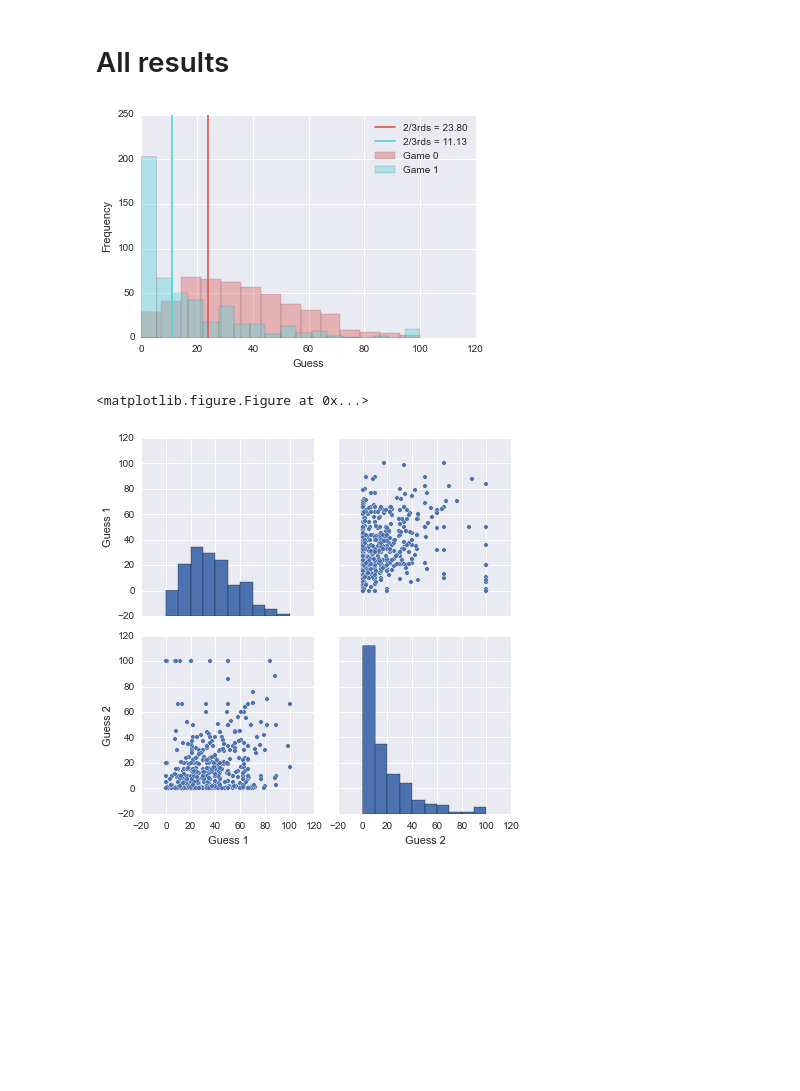
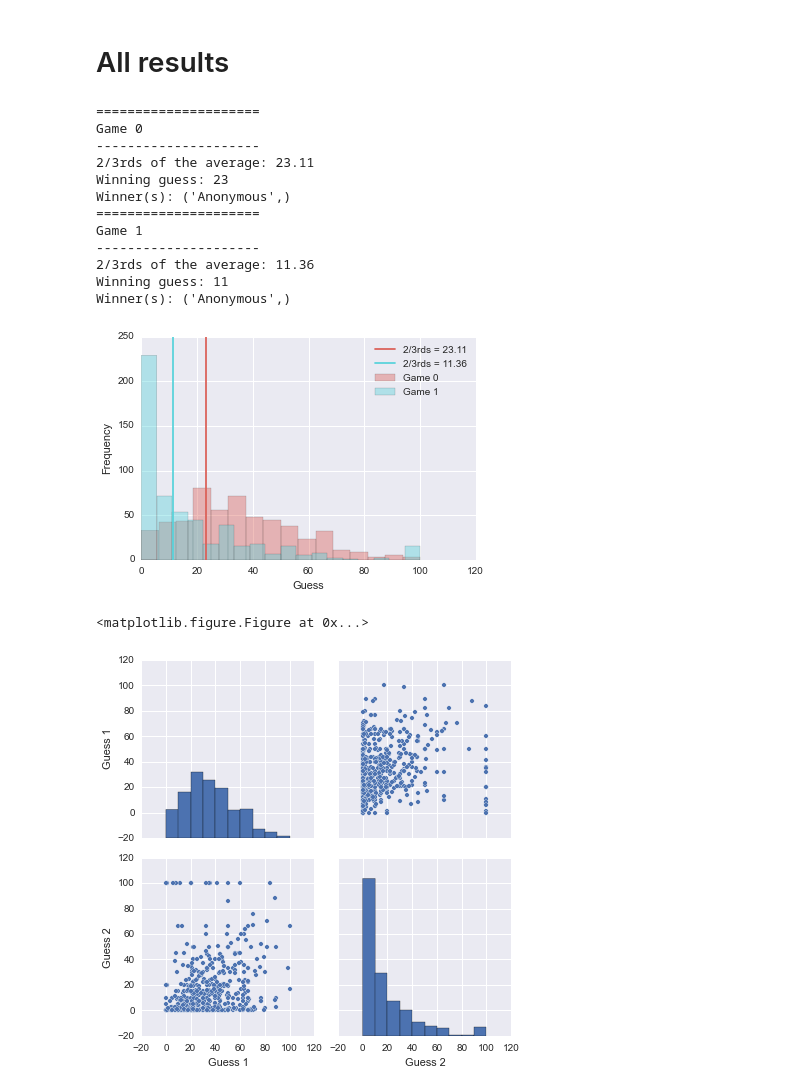
Before and after one commit to drvinceknight/TwoThirds, a Jupyter notebook: main.ipynb, the cells around one changed output. Drawn from its saved outputs; the diff is of its cells as text; code cells hidden in the pictures; blank space fills up the shorter version.

```diff
--- a/main.ipynb
+++ b/main.ipynb
@@ -64,9 +64,22 @@ Winner(s): ('Jill',)
 # %%
 activity = twothirds.Activity('data.csv')
 activity.analyse();
 activity.distplot();
 activity.pairplot();
+activity
 # %% [output]
+=====================
+Game 0
+---------------------
+2/3rds of the average: 23.11
+Winning guess: 23
+Winner(s): ('Anonymous',)
+=====================
+Game 1
+---------------------
+2/3rds of the average: 11.36
+Winning guess: 11
+Winner(s): ('Anonymous',)
-[figure, old version]
+[figure, new version]
-<matplotlib.figure.Figure at 0x...>
+<matplotlib.figure.Figure at 0x...>
-[figure, old version]
+[figure, new version]
```
Also changed, not shown: 1 other file.
